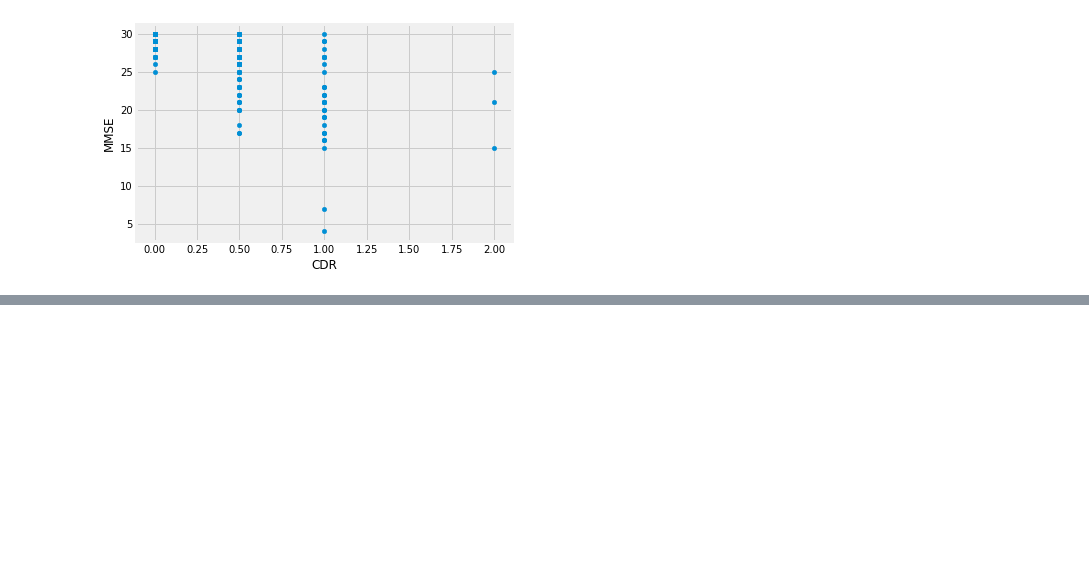
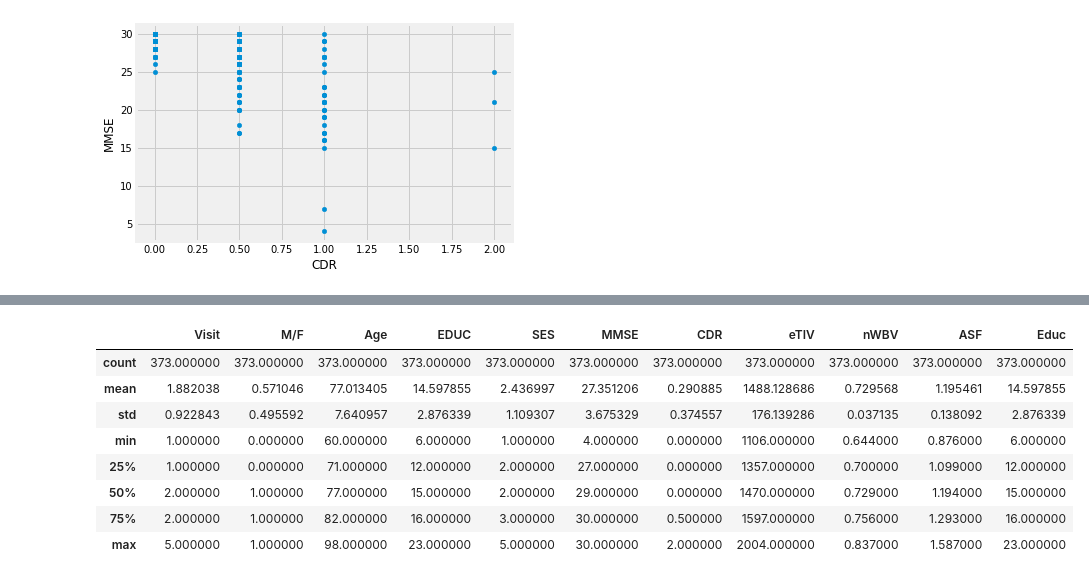
Before and after one commit to Kevin-Miao/MRIAlzheimers, a Jupyter notebook: [Phase 1] Cleaning Data and Looking for Trends.ipynb, the cells around one changed output, grey strips where cells are left out. Saved outputs shown, nothing was run; the diff lists cells and outputs as text; code cells hidden in the pictures; blank space fills up the shorter version.

```diff
--- a/[Phase 1] Cleaning Data and Looking for Trends.ipynb
+++ b/[Phase 1] Cleaning Data and Looking for Trends.ipynb
@@ -164,0 +477,12 @@ lg.plot.scatter(x='CDR', y = 'MMSE')
+# %%
+lg.describe()
+# %% [output]
+|  | Visit | M/F | Age | EDUC | SES | MMSE | CDR | eTIV | nWBV | ASF | Educ |
+| count | 373.000000 | 373.000000 | 373.000000 | 373.000000 | 373.000000 | 373.000000 | 373.000000 | 373.000000 | 373.000000 | 373.000000 | 373.000000 |
+| mean | 1.882038 | 0.571046 | 77.013405 | 14.597855 | 2.436997 | 27.351206 | 0.290885 | 1488.128686 | 0.729568 | 1.195461 | 14.597855 |
+| std | 0.922843 | 0.495592 | 7.640957 | 2.876339 | 1.109307 | 3.675329 | 0.374557 | 176.139286 | 0.037135 | 0.138092 | 2.876339 |
+| min | 1.000000 | 0.000000 | 60.000000 | 6.000000 | 1.000000 | 4.000000 | 0.000000 | 1106.000000 | 0.644000 | 0.876000 | 6.000000 |
+| 25% | 1.000000 | 0.000000 | 71.000000 | 12.000000 | 2.000000 | 27.000000 | 0.000000 | 1357.000000 | 0.700000 | 1.099000 | 12.000000 |
+| 50% | 2.000000 | 1.000000 | 77.000000 | 15.000000 | 2.000000 | 29.000000 | 0.000000 | 1470.000000 | 0.729000 | 1.194000 | 15.000000 |
+| 75% | 2.000000 | 1.000000 | 82.000000 | 16.000000 | 3.000000 | 30.000000 | 0.500000 | 1597.000000 | 0.756000 | 1.293000 | 16.000000 |
+| max | 5.000000 | 1.000000 | 98.000000 | 23.000000 | 5.000000 | 30.000000 | 2.000000 | 2004.000000 | 0.837000 | 1.587000 | 23.000000 |
```
Also changed, not shown: parts of 35 cells of this notebook, 2 other files.
